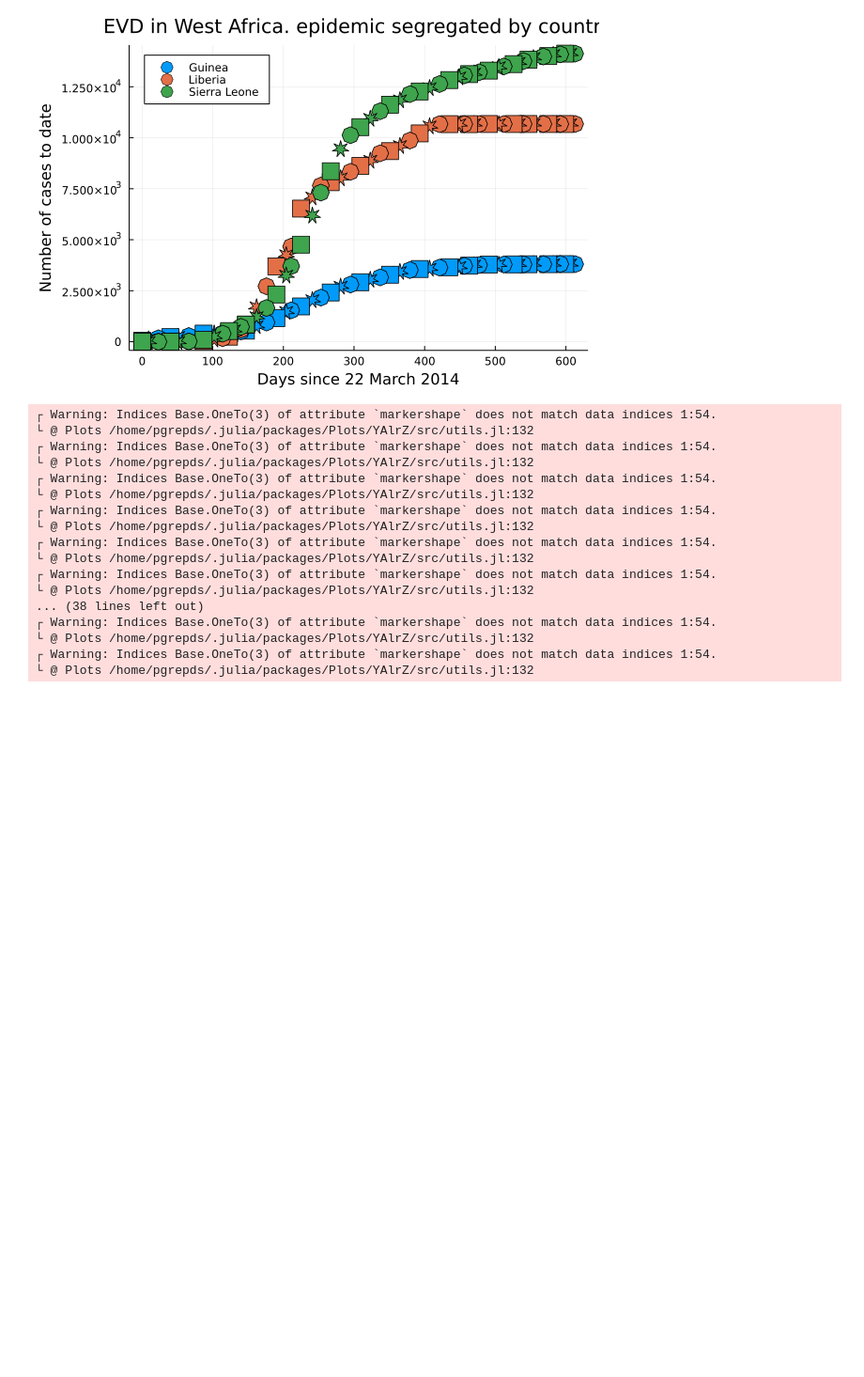
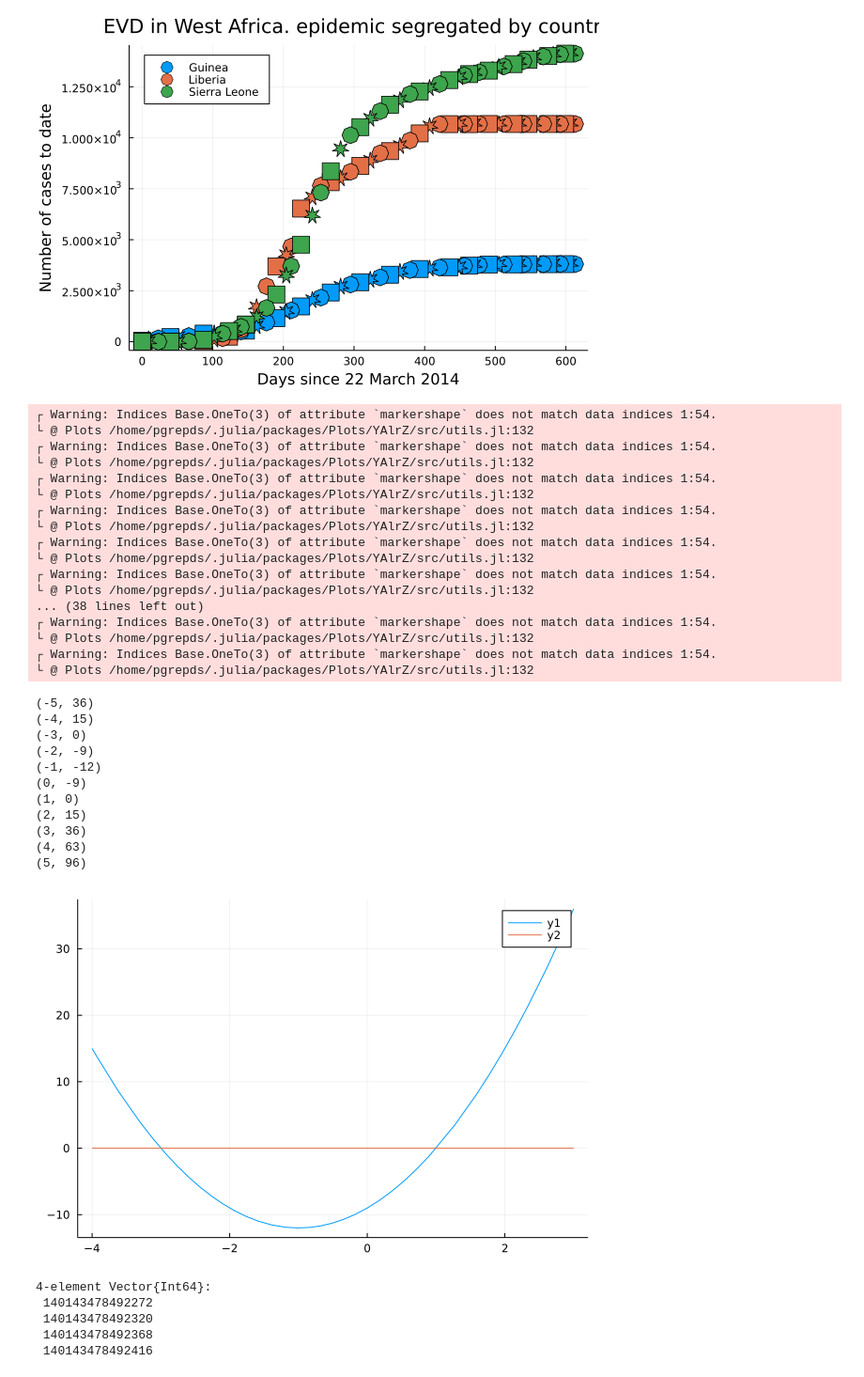
Before and after one commit to pgrepds/julia-playground, a Jupyter notebook: EbolaPandemicAnalysis.ipynb, the cells around one changed output. Shown at 94% size. Cells and saved outputs as stored; diff of their text form; code cells hidden in the pictures; blank space fills up the shorter version.

```diff
--- a/EbolaPandemicAnalysis.ipynb
+++ b/EbolaPandemicAnalysis.ipynb
@@ -306,3 +306,34 @@ plot(epidays, EVDcasesbycountry,
 └ @ Plots /home/pgrepds/.julia/packages/Plots/YAlrZ/src/utils.jl:132
 ┌ Warning: Indices Base.OneTo(3) of attribute `markershape` does not match data indices 1:54.
 └ @ Plots /home/pgrepds/.julia/packages/Plots/YAlrZ/src/utils.jl:132
+# %%
+f(x) = 3 * x^2 + 6 * x - 9
+for x = -5:5
+  println("(",x, ", ", f(x), ")")
+end
+using Plots
+gr() # Activate the GR backend for use with Plots
+plot(f, -4, 3) # plot f over [-4,4]
+plot!(zero, -4, 3)
+# %% [output]
+(-5, 36)
+(-4, 15)
+(-3, 0)
+(-2, -9)
+(-1, -12)
+(0, -9)
+(1, 0)
+(2, 15)
+(3, 36)
+(4, 63)
+(5, 96)
+[figure, added]
+# %%
+testArray = Array{Int64}(undef, 20)
+testArray[end-3:end]
+# %% [output]
+4-element Vector{Int64}:
+ 140143478492272
+ 140143478492320
+ 140143478492368
+ 140143478492416
```
Also changed, not shown: parts of 2 cells of this notebook.
